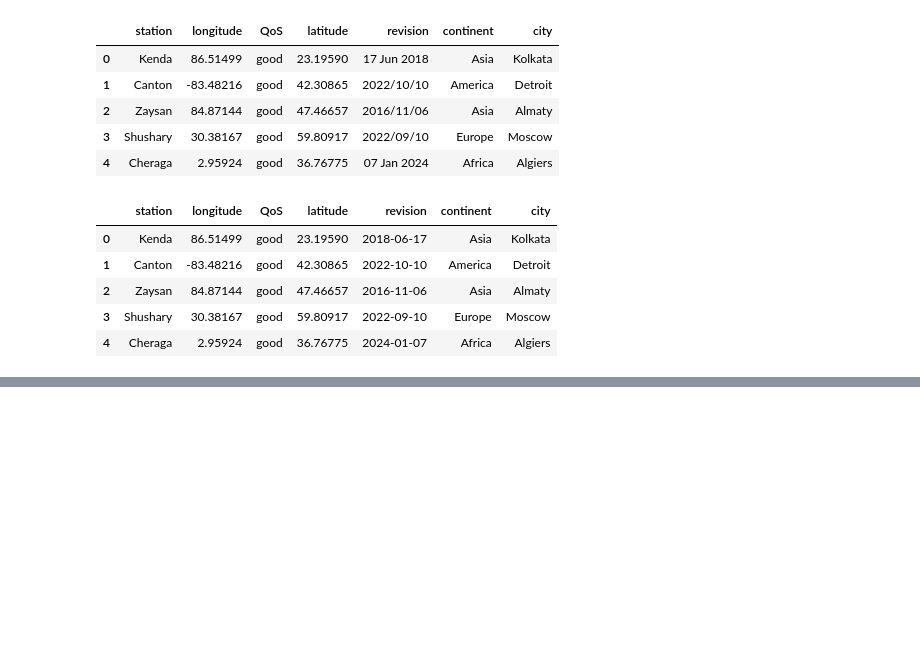
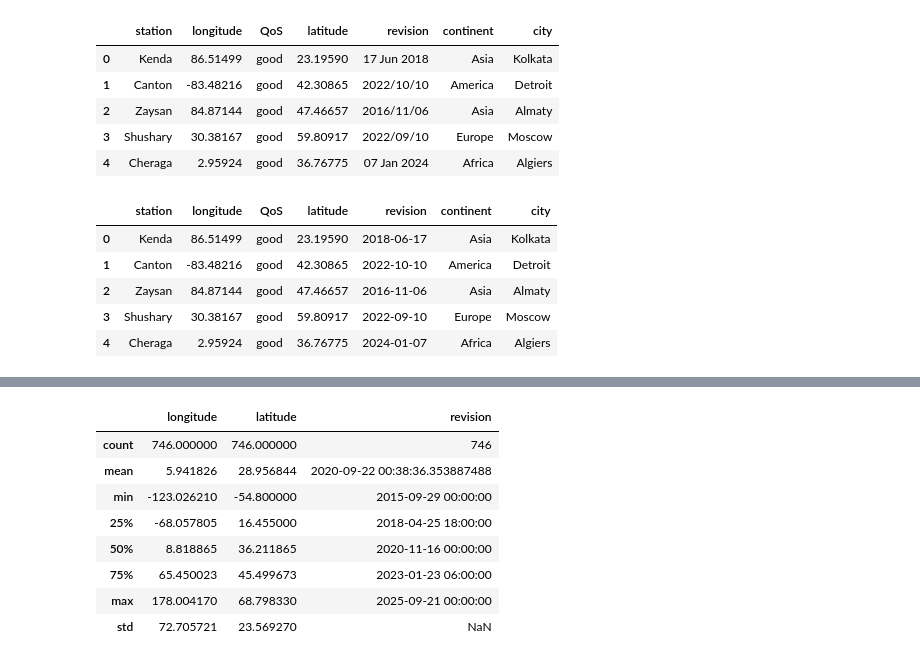
Before and after one commit to frtndmd/iau_Kosharova_Oliinyk_67, a Jupyter notebook: src/Kosharova_Oliinyk.ipynb, the cells around one changed output, grey strips where cells are left out. Saved outputs shown, nothing was run; the diff lists cells and outputs as text; code cells hidden in the pictures; blank space fills up the shorter version.

```diff
--- a/src/Kosharova_Oliinyk.ipynb
+++ b/src/Kosharova_Oliinyk.ipynb
@@ -131,0 +254,12 @@ station_df.head()
+# %%
+station_df.describe()
+# %% [output]
+|  | longitude | latitude | revision |
+| count | 746.000000 | 746.000000 | 746 |
+| mean | 5.941826 | 28.956844 | 2020-09-22 00:38:36.353887488 |
+| min | -123.026210 | -54.800000 | 2015-09-29 00:00:00 |
+| 25% | -68.057805 | 16.455000 | 2018-04-25 18:00:00 |
+| 50% | 8.818865 | 36.211865 | 2020-11-16 00:00:00 |
+| 75% | 65.450023 | 45.499673 | 2023-01-23 06:00:00 |
+| max | 178.004170 | 68.798330 | 2025-09-21 00:00:00 |
+| std | 72.705721 | 23.569270 | NaN |
```
Also changed, not shown: parts of 8 cells of this notebook.
